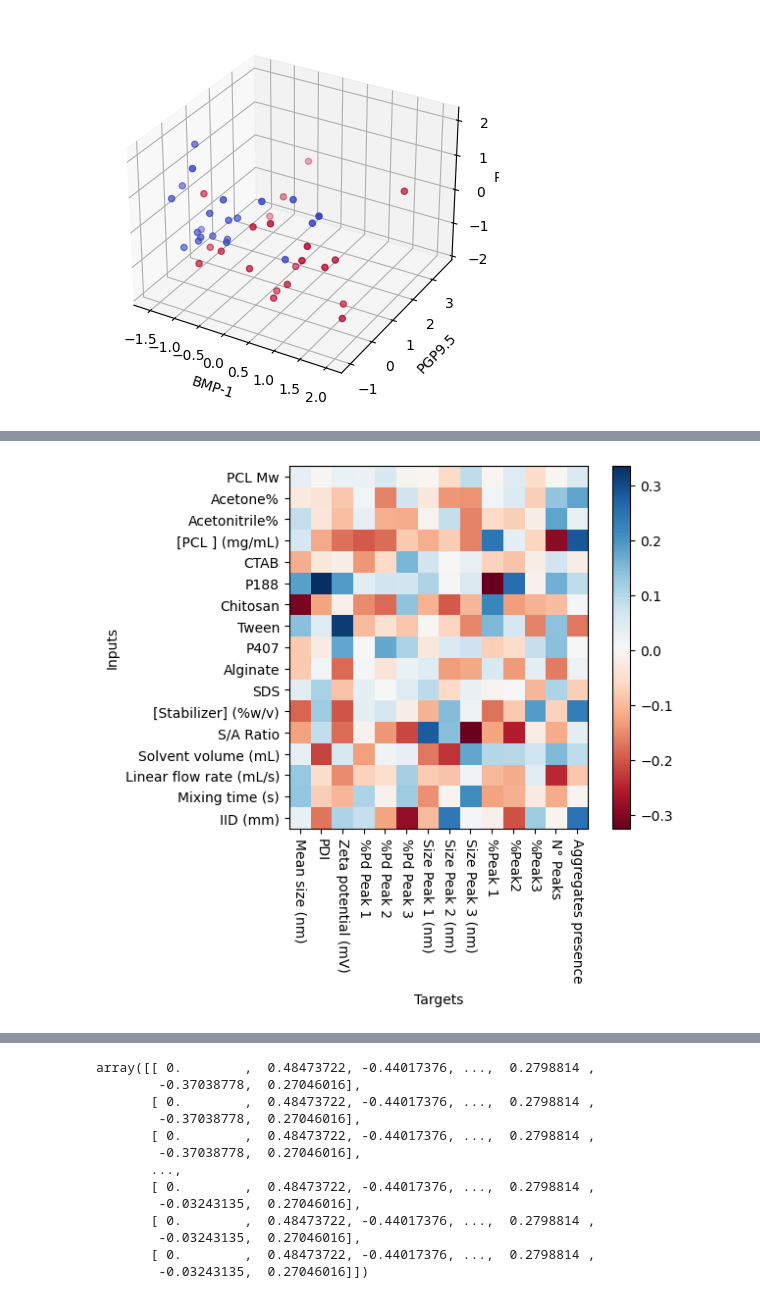
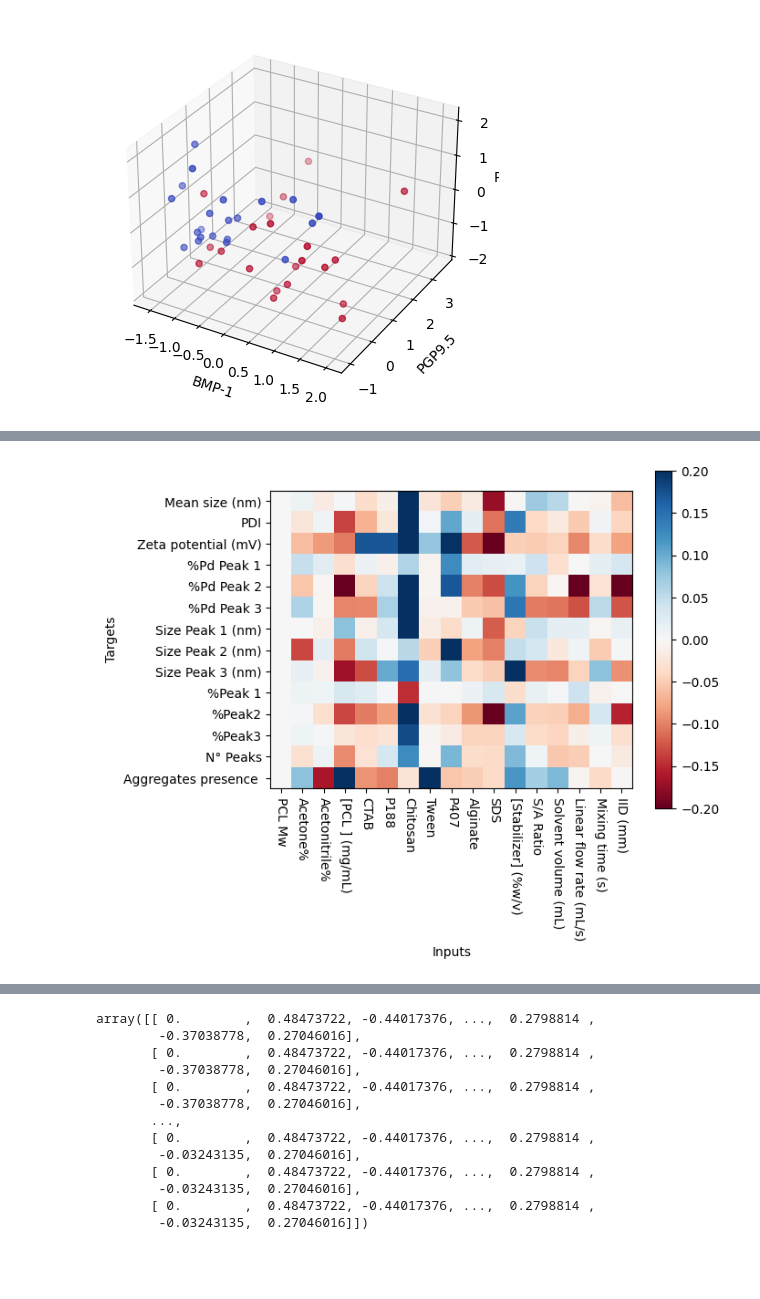
Before and after one commit to Norange01/ML_App_Repro, a Jupyter notebook: Nanoparticles/Repro_Preliminary_model_screening.ipynb, the cells around one changed output, grey strips where cells are left out. Saved outputs shown, nothing was run; the diff lists cells and outputs as text; code cells hidden in the pictures; blank space fills up the shorter version.

```diff
--- a/Nanoparticles/Repro_Preliminary_model_screening.ipynb
+++ b/Nanoparticles/Repro_Preliminary_model_screening.ipynb
@@ -97,7 +97,7 @@ import matplotlib.pyplot as plt
 import pickle
 #from ipywidgets import interact
 import pandas as pd
-from sklearn.preprocessing import StandardScaler
+from sklearn.preprocessing import StandardScaler, Normalizer, normalize
 from sklearn.model_selection import KFold, GroupKFold, GroupShuffleSplit, ShuffleSplit
 from sklearn.metrics import mean_absolute_error
 from scipy.stats import randint
@@ -251,6 +251,7 @@ class NESTED_CV:
           print("#######################\nSELECTION UNAVAILABLE!\n#######################\n\nPlease chose one of the following options:\n\n 'MLR'for multiple linear regression\n\n 'lasso' for multiple linear regression with east absolute shrinkage and selection operator (lasso)\n\n 'kNN'for k-Nearest Neighbors\n\n 'PLS' for partial least squares\n\n 'SVR' for support vertor regressor\n\n 'DT' for decision tree\n\n 'RF' for random forest\n\n 'LGBM' for LightGBM\n\n 'XGB' for XGBoost\n\n 'NGB' for NGBoost")
 
     def input_target(self):
+        '''
         #self.Y=yArr
         stdScale=StandardScaler().fit(yArr)
         self.Y=stdScale.transform(yArr)
@@ -258,6 +259,16 @@ class NESTED_CV:
         #xArr.columns = xArr.columns.astype(str)
         stdScale=StandardScaler().fit(xArr)
         self.X=stdScale.transform(xArr)
+
+        self.G=gArr
+        '''
+        #nrml=Normalizer().fit(yArr)
+        #self.Y=nrml.transform(yArr)
+        self.Y=normalize(yArr,axis=0)
+
+        #nrml=Normalizer().fit(xArr)
+        #self.X=nrml.transform(xArr)
+        self.X=normalize(xArr,axis=0)
 
         self.G=gArr
 
@@ -279,10 +290,10 @@ class NESTED_CV:
 
         for i in range(NUM_TRIALS): #configure the cross-validation procedure - outer loop (test set)
 
-          cv_outer = GroupShuffleSplit(n_splits=1, test_size=0.4, random_state=i) #hold back 20% of the groups for test set
+          cv_outer = ShuffleSplit(n_splits=1, test_size=0.4, random_state=i) #hold back 20% of the groups for test set
 
           # split data using GSS
-          for train_index, test_index in cv_outer.split(self.X, self.Y, self.G):
+          for train_index, test_index in cv_outer.split(self.X, self.Y):
               X_train, X_test = self.X[train_index], self.X[test_index]
               y_train, y_test = self.Y[train_index], self.Y[test_index]
               g_train, g_test = self.G[train_index], self.G[test_index]
@@ -293,13 +304,13 @@ class NESTED_CV:
               self.y_test_list.append(y_test)
 
               # configure the cross-validation procedure - inner loop (validation set/HP optimization)
-              cv_inner = GroupKFold(n_splits=2) #should be 10 fold group split for inner loop
+              cv_inner = KFold(n_splits=8) #should be 10 fold group split for inner loop
 
               # define search space
               search = RSCV(self.user_defined_model, self.p_grid, n_iter=100, verbose=0, scoring='neg_mean_absolute_error', cv=cv_inner,  n_jobs= 6, refit=True) # should be 100
 
               # execute search
-              result = search.fit(X_train, y_train, groups=g_train)
+              result = search.fit(X_train, y_train)
 
               # get the best performing model fit on the whole training set
               best_model = result.best_estimator_
@@ -758,24 +998,28 @@ df.to_excel(excel_writer="/kaggle/working/coefs.xlsx")
 # %%
 import matplotlib.pyplot as plt
 import numpy as np
 
 coefs=NN_model.coefs_[0]
+#coefs=MLR_model.coef_
 #coefs= pd.read_excel("/kaggle/input/nn-coefs/coefs.xlsx")
-coefs=coefs.iloc[:,1:]
+#print(len(coefs[0]))
+#coefs=pd.DataFrame(coefs).iloc[:,1:]
+coefs=coefs.transpose()
 
 fig, heatmap = plt.subplots()
-plt.imshow(coefs, cmap='RdBu', interpolation='nearest')
+plt.imshow(coefs, cmap='RdBu', interpolation='nearest', vmin = -0.2, vmax = 0.2)
+
 plt.colorbar()
 
-heatmap.set_xticks(np.arange(len(yArr.columns.values)), labels = yArr.columns.values, rotation=270)
-heatmap.set_yticks(np.arange(len(xArr.columns.values)), labels = xArr.columns.values, rotation=0)
+heatmap.set_xticks(np.arange(len(xArr.columns.values)), labels = xArr.columns.values, rotation=270)
+heatmap.set_yticks(np.arange(len(yArr.columns.values)), labels = yArr.columns.values, rotation=0)
 
-plt.ylabel("Inputs")
-plt.xlabel("Targets")
+plt.xlabel("Inputs")
+plt.ylabel("Targets")
 
 plt.show()
 # %% [output]
-[figure, old version]
+[figure, new version]
 # %%
 kNN_result, kNN_model = run_NESTED_CV("kNN", None)
 # %% [output]
```
Also changed, not shown: parts of 6 cells of this notebook.
